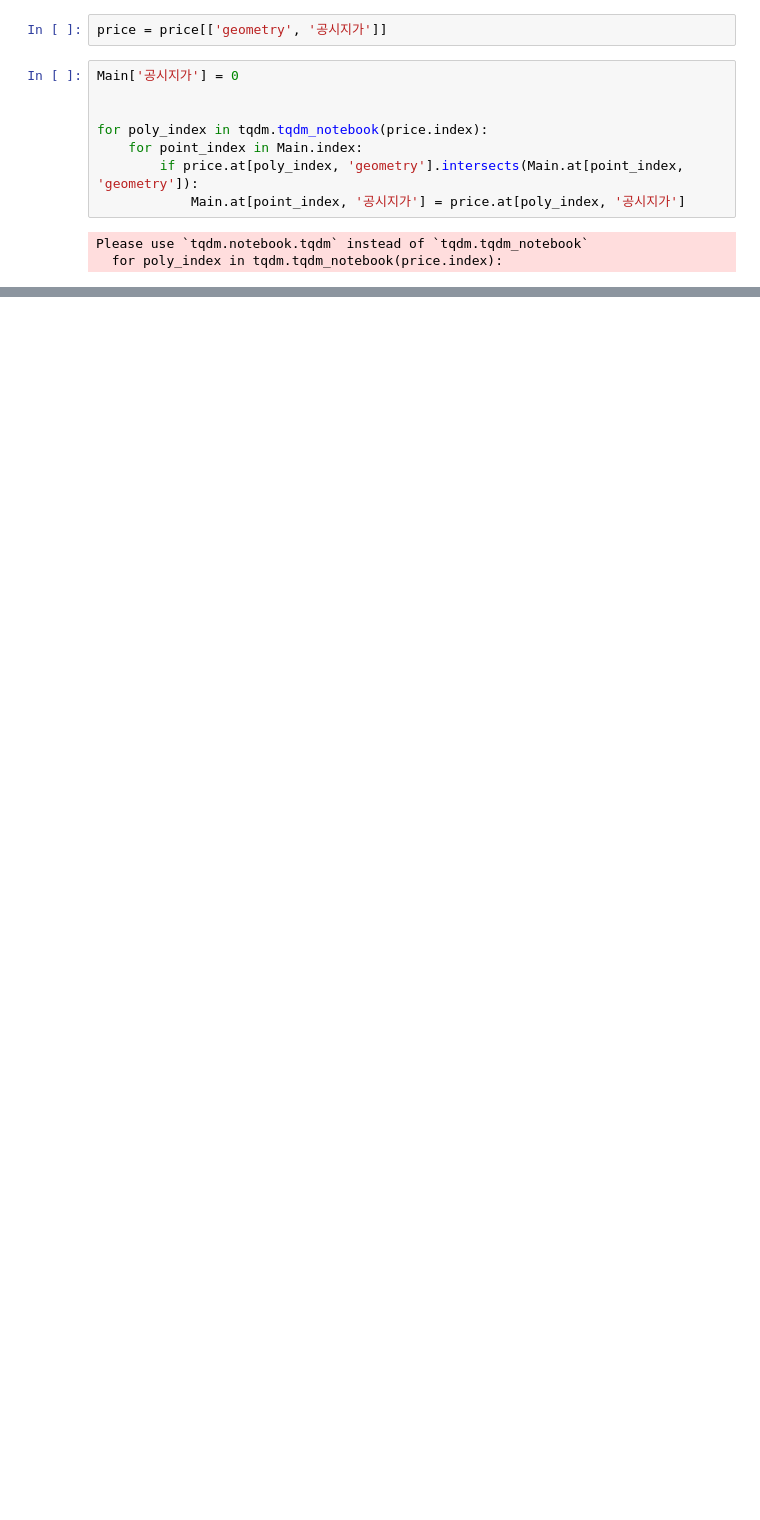
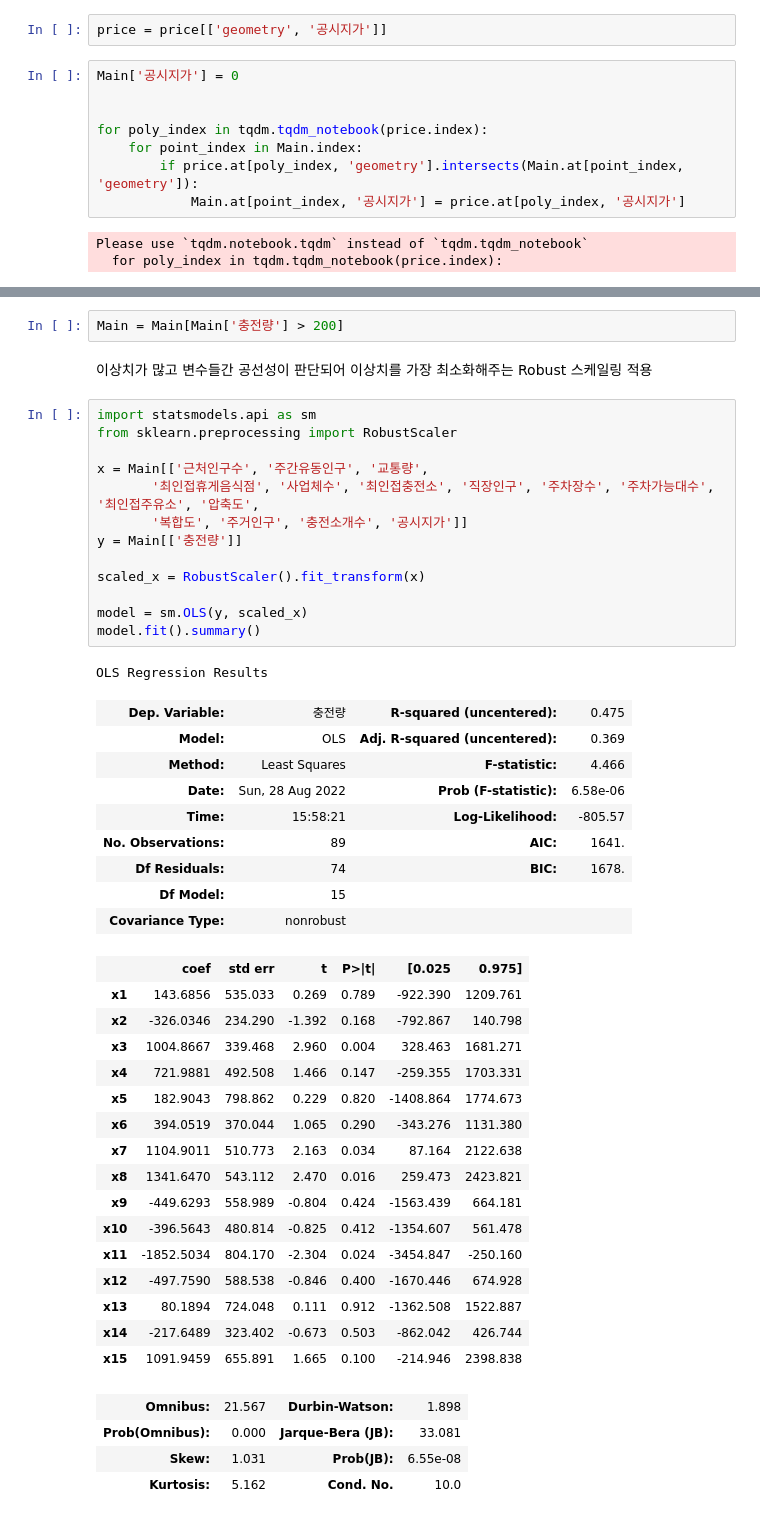
Before and after one commit to Charger-Charger/Main, a Jupyter notebook: 코드/전처리_수요.ipynb, the cells around one changed output, grey strips where cells are left out. Saved outputs shown, nothing was run; the diff lists cells and outputs as text; blank space fills up the shorter version.

```diff
--- a/코드/전처리_수요.ipynb
+++ b/코드/전처리_수요.ipynb
@@ -1098,0 +862,48 @@ np.sqrt(mean_squared_error(y_test, tree_reg.predict(scaled_x_test)))
+# %%
+Main = Main[Main['충전량'] > 200]
+# %% [markdown]
+이상치가 많고 변수들간 공선성이 판단되어 이상치를 가장 최소화해주는 Robust 스케일링 적용
+# %%
+import statsmodels.api as sm
+from sklearn.preprocessing import RobustScaler
+
+x = Main[['근처인구수', '주간유동인구', '교통량',
+       '최인접휴게음식점', '사업체수', '최인접충전소', '직장인구', '주차장수', '주차가능대수', '최인접주유소', '압축도',
+       '복합도', '주거인구', '충전소개수', '공시지가']]
+y = Main[['충전량']]
+
+scaled_x = RobustScaler().fit_transform(x)
+
+model = sm.OLS(y, scaled_x)
+model.fit().summary()
+# %% [output]
+OLS Regression Results
+| Dep. Variable: | 충전량 | R-squared (uncentered): | 0.475 |
+| Model: | OLS | Adj. R-squared (uncentered): | 0.369 |
+| Method: | Least Squares | F-statistic: | 4.466 |
+| Date: | Sun, 28 Aug 2022 | Prob (F-statistic): | 6.58e-06 |
+| Time: | 15:58:21 | Log-Likelihood: | -805.57 |
+| No. Observations: | 89 | AIC: | 1641. |
+| Df Residuals: | 74 | BIC: | 1678. |
+| Df Model: | 15 |  |  |
+| Covariance Type: | nonrobust |  |  |
+|  | coef | std err | t | P>|t| | [0.025 | 0.975] |
+| x1 | 143.6856 | 535.033 | 0.269 | 0.789 | -922.390 | 1209.761 |
+| x2 | -326.0346 | 234.290 | -1.392 | 0.168 | -792.867 | 140.798 |
+| x3 | 1004.8667 | 339.468 | 2.960 | 0.004 | 328.463 | 1681.271 |
+| x4 | 721.9881 | 492.508 | 1.466 | 0.147 | -259.355 | 1703.331 |
+| x5 | 182.9043 | 798.862 | 0.229 | 0.820 | -1408.864 | 1774.673 |
+| x6 | 394.0519 | 370.044 | 1.065 | 0.290 | -343.276 | 1131.380 |
+| x7 | 1104.9011 | 510.773 | 2.163 | 0.034 | 87.164 | 2122.638 |
+| x8 | 1341.6470 | 543.112 | 2.470 | 0.016 | 259.473 | 2423.821 |
+| x9 | -449.6293 | 558.989 | -0.804 | 0.424 | -1563.439 | 664.181 |
+| x10 | -396.5643 | 480.814 | -0.825 | 0.412 | -1354.607 | 561.478 |
+| x11 | -1852.5034 | 804.170 | -2.304 | 0.024 | -3454.847 | -250.160 |
+| x12 | -497.7590 | 588.538 | -0.846 | 0.400 | -1670.446 | 674.928 |
+| x13 | 80.1894 | 724.048 | 0.111 | 0.912 | -1362.508 | 1522.887 |
+| x14 | -217.6489 | 323.402 | -0.673 | 0.503 | -862.042 | 426.744 |
+| x15 | 1091.9459 | 655.891 | 1.665 | 0.100 | -214.946 | 2398.838 |
+| Omnibus: | 21.567 | Durbin-Watson: | 1.898 |
+| Prob(Omnibus): | 0.000 | Jarque-Bera (JB): | 33.081 |
+| Skew: | 1.031 | Prob(JB): | 6.55e-08 |
+| Kurtosis: | 5.162 | Cond. No. | 10.0 |
```
Also changed, not shown: parts of 89 cells of this notebook.
